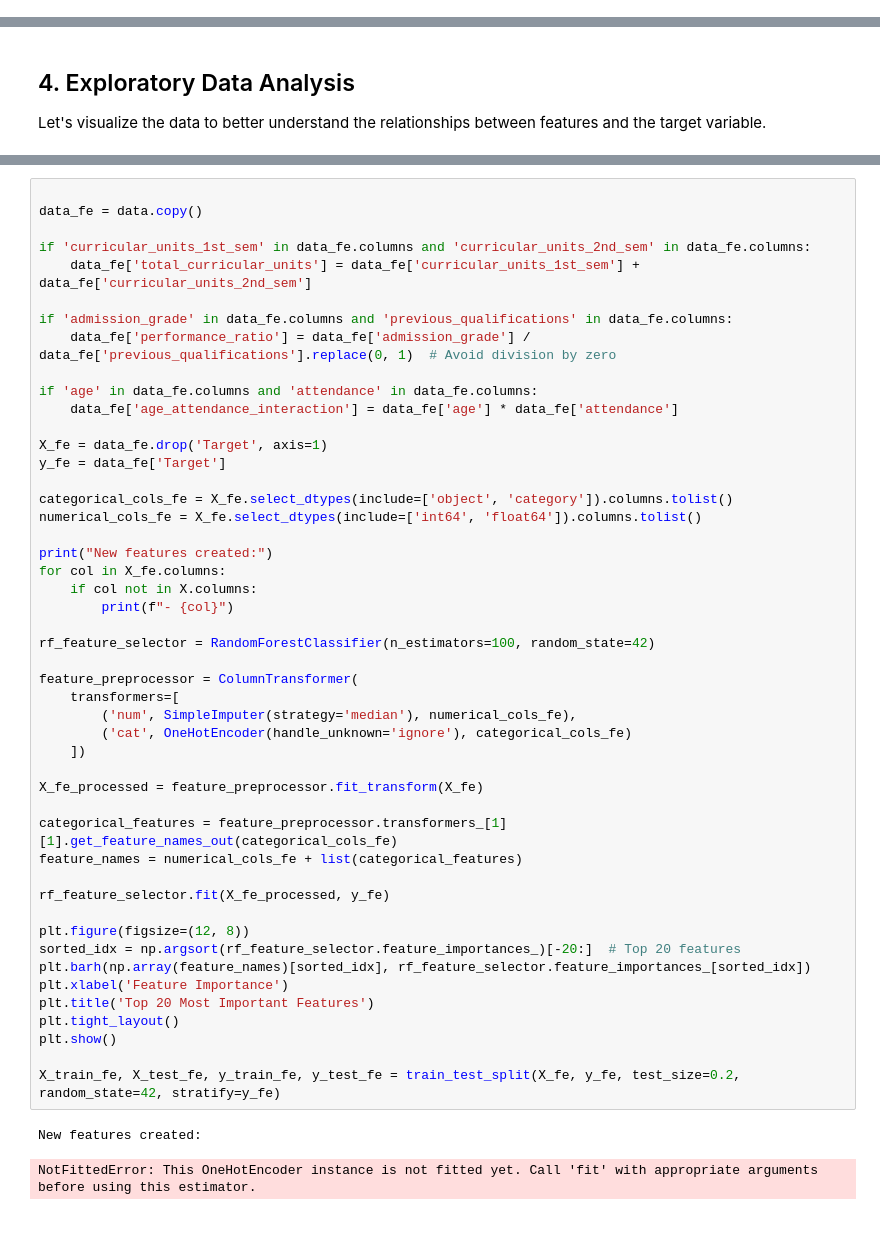
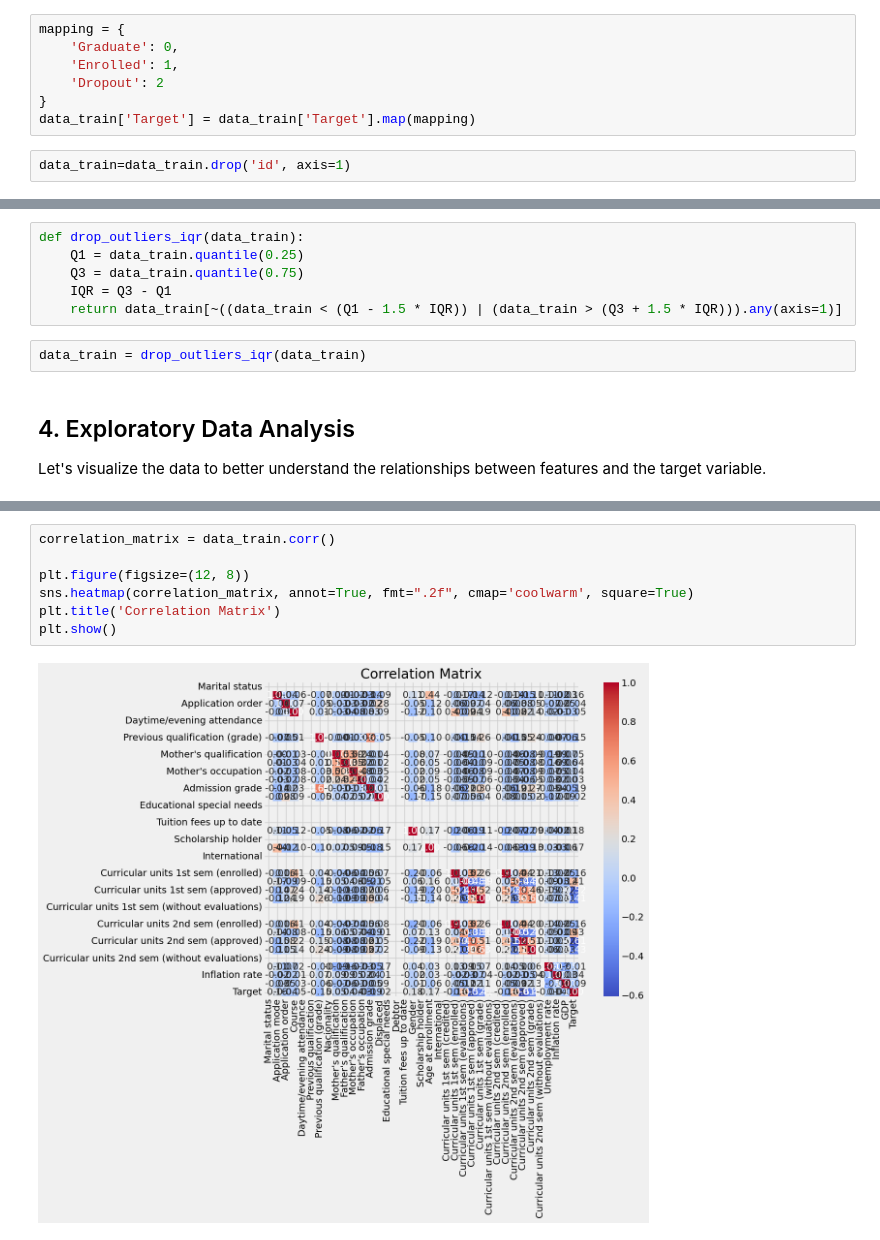
Before and after one commit to Manjeri998/IArt25, a Jupyter notebook: Proj2/src/student_outcome.ipynb, the cells around one changed output, grey strips where cells are left out. Drawn from its saved outputs; the diff is of its cells as text.

```diff
--- a/Proj2/src/student_outcome.ipynb
+++ b/Proj2/src/student_outcome.ipynb
@@ -182,0 +148,9 @@ Testing set shape: (15304, 37), (15304,)
+# %%
+mapping = {
+    'Graduate': 0,
+    'Enrolled': 1,
+    'Dropout': 2
+}
+data_train['Target'] = data_train['Target'].map(mapping)
+# %%
+data_train=data_train.drop('id', axis=1)
@@ -183,3 +167,11 @@ Testing set shape: (15304, 37), (15304,)
+# %%
+def drop_outliers_iqr(data_train):
+    Q1 = data_train.quantile(0.25)
+    Q3 = data_train.quantile(0.75)
+    IQR = Q3 - Q1
+    return data_train[~((data_train < (Q1 - 1.5 * IQR)) | (data_train > (Q3 + 1.5 * IQR))).any(axis=1)]
+# %%
+data_train = drop_outliers_iqr(data_train)
 # %% [markdown]
 ## 4. Exploratory Data Analysis
 
@@ -236,51 +179,9 @@ Let's create new features that might help improve our model's performance.
-# %%
-
-data_fe = data.copy()
-
-if 'curricular_units_1st_sem' in data_fe.columns and 'curricular_units_2nd_sem' in data_fe.columns:
-    data_fe['total_curricular_units'] = data_fe['curricular_units_1st_sem'] + data_fe['curricular_units_2nd_sem']
-
-if 'admission_grade' in data_fe.columns and 'previous_qualifications' in data_fe.columns:
-    data_fe['performance_ratio'] = data_fe['admission_grade'] / data_fe['previous_qualifications'].replace(0, 1)  # Avoid division by zero
-
-if 'age' in data_fe.columns and 'attendance' in data_fe.columns:
-    data_fe['age_attendance_interaction'] = data_fe['age'] * data_fe['attendance']
-
-X_fe = data_fe.drop('Target', axis=1)
-y_fe = data_fe['Target']
-
-categorical_cols_fe = X_fe.select_dtypes(include=['object', 'category']).columns.tolist()
-numerical_cols_fe = X_fe.select_dtypes(include=['int64', 'float64']).columns.tolist()
-
-print("New features created:")
-for col in X_fe.columns:
-    if col not in X.columns:
-        print(f"- {col}")
-
-rf_feature_selector = RandomForestClassifier(n_estimators=100, random_state=42)
-
-feature_preprocessor = ColumnTransformer(
-    transformers=[
-        ('num', SimpleImputer(strategy='median'), numerical_cols_fe),
-        ('cat', OneHotEncoder(handle_unknown='ignore'), categorical_cols_fe)
-    ])
-
-X_fe_processed = feature_preprocessor.fit_transform(X_fe)
-
-categorical_features = feature_preprocessor.transformers_[1][1].get_feature_names_out(categorical_cols_fe)
-feature_names = numerical_cols_fe + list(categorical_features)
-
-rf_feature_selector.fit(X_fe_processed, y_fe)
-
-plt.figure(figsize=(12, 8))
-sorted_idx = np.argsort(rf_feature_selector.feature_importances_)[-20:]  # Top 20 features
-plt.barh(np.array(feature_names)[sorted_idx], rf_feature_selector.feature_importances_[sorted_idx])
-plt.xlabel('Feature Importance')
-plt.title('Top 20 Most Important Features')
-plt.tight_layout()
-plt.show()
-
-X_train_fe, X_test_fe, y_train_fe, y_test_fe = train_test_split(X_fe, y_fe, test_size=0.2, random_state=42, stratify=y_fe)
-# %% [output]
-New features created:
-NotFittedError: This OneHotEncoder instance is not fitted yet. Call 'fit' with appropriate arguments before using this estimator.
+# %%
+correlation_matrix = data_train.corr()
+
+plt.figure(figsize=(12, 8))
+sns.heatmap(correlation_matrix, annot=True, fmt=".2f", cmap='coolwarm', square=True)
+plt.title('Correlation Matrix')
+plt.show()
+# %% [output]
+[figure, added]
```
Also changed, not shown: parts of 13 cells of this notebook.
